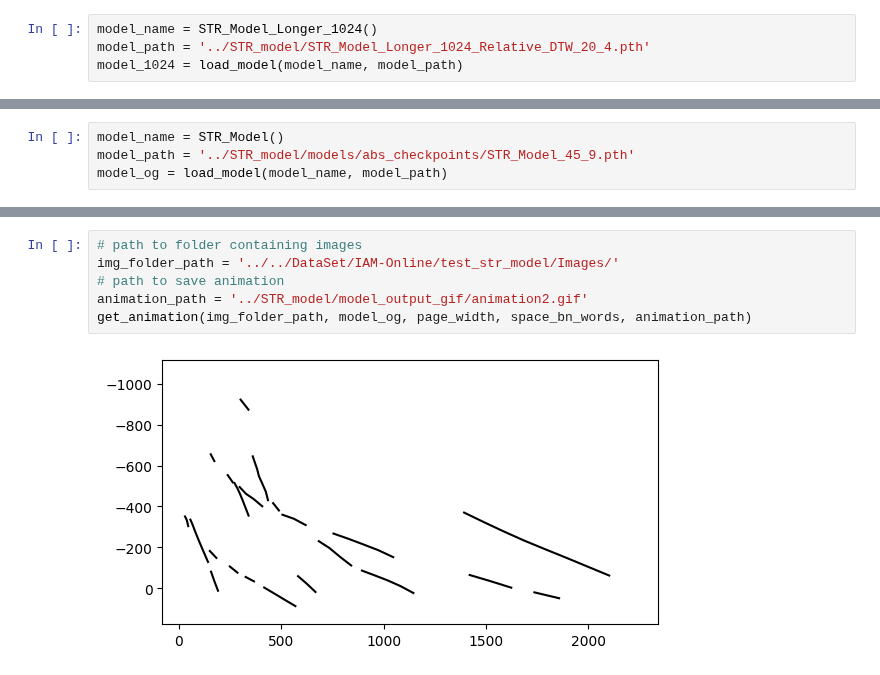
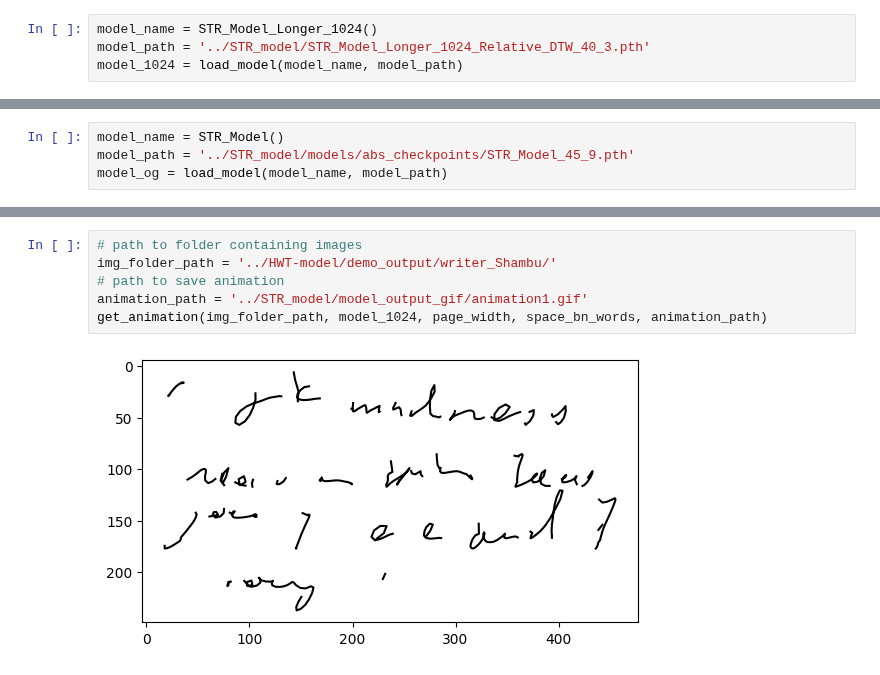
Before and after one commit to Shambu-K/handwriting-generator-model, a Jupyter notebook: Code/STR_model/demo_str.ipynb, the cells around one changed output, grey strips where cells are left out. Drawn from its saved outputs; the diff is of its cells as text.

```diff
--- a/Code/STR_model/demo_str.ipynb
+++ b/Code/STR_model/demo_str.ipynb
@@ -133,4 +129,4 @@ plot_word_strokes(lines)
 # %%
 model_name = STR_Model_Longer_1024()
-model_path = '../STR_model/STR_Model_Longer_1024_Relative_DTW_20_4.pth'
+model_path = '../STR_model/STR_Model_Longer_1024_Relative_DTW_40_3.pth'
 model_1024 = load_model(model_name, model_path)
@@ -148,8 +151,8 @@ model_og = load_model(model_name, model_path)
 # %%
 # path to folder containing images
-img_folder_path = '../../DataSet/IAM-Online/test_str_model/Images/'
+img_folder_path = '../HWT-model/demo_output/writer_Shambu/'
 # path to save animation
-animation_path = '../STR_model/model_output_gif/animation2.gif'
-get_animation(img_folder_path, model_og, page_width, space_bn_words, animation_path)
+animation_path = '../STR_model/model_output_gif/animation1.gif'
+get_animation(img_folder_path, model_1024, page_width, space_bn_words, animation_path)
 # %% [output]
-[figure, old version]
+[figure, new version]
```
Also changed, not shown: parts of 7 cells of this notebook, 3 other files.
